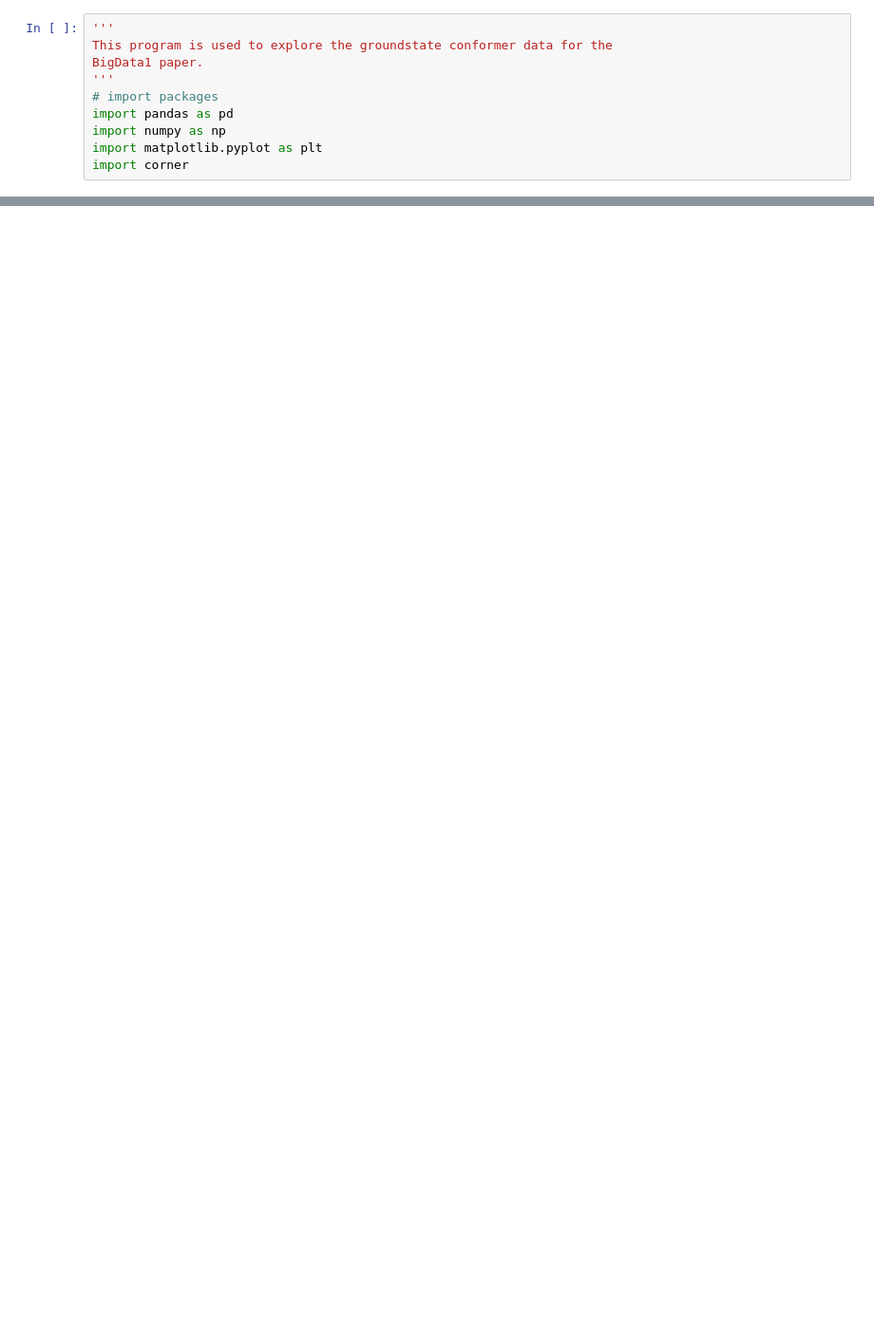
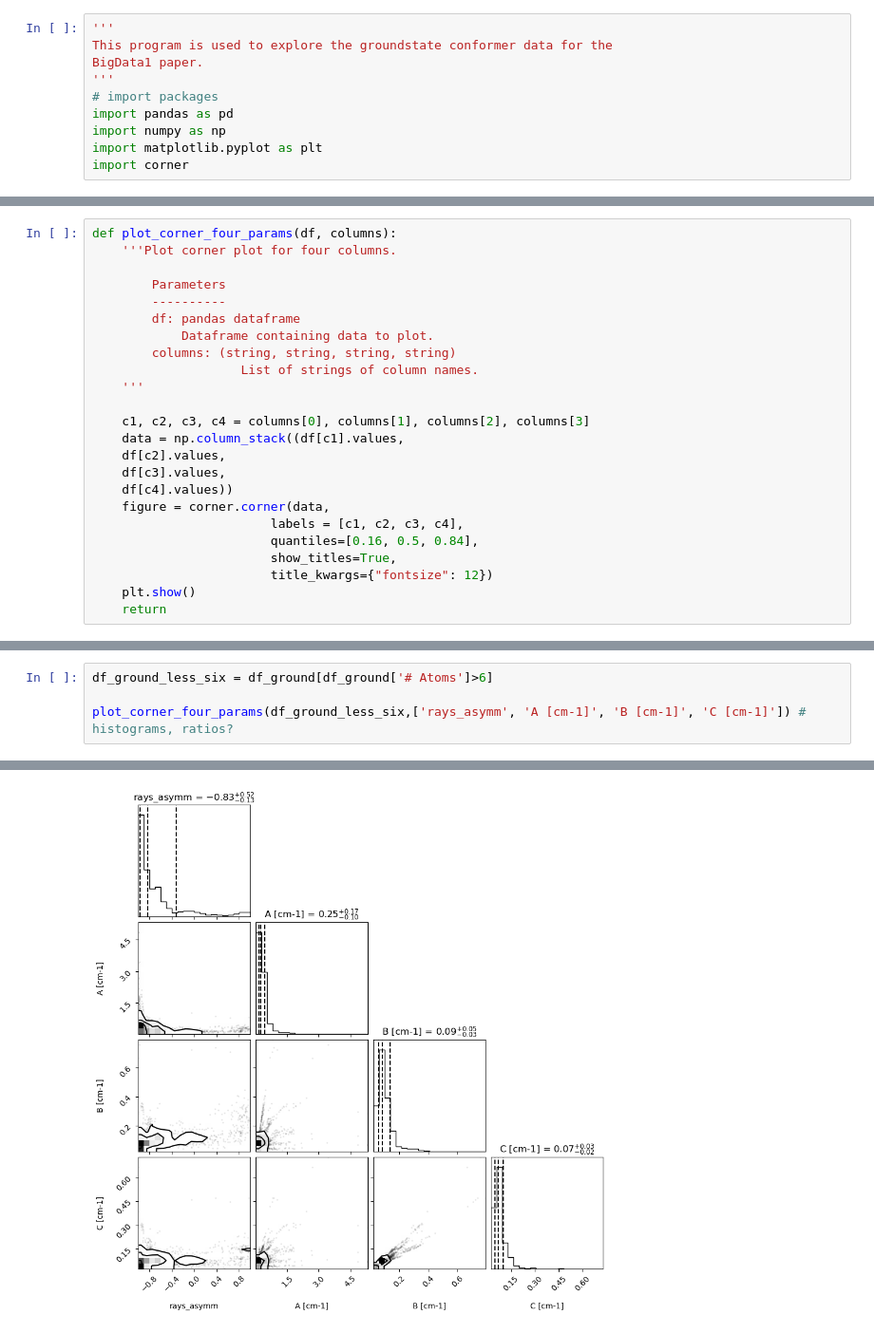
Before and after one commit to mpettyjo/4_BigData, a Jupyter notebook: 4_Exploration_Rotational.ipynb, the cells around one changed output, grey strips where cells are left out. Shown at 95% size. Drawn from its saved outputs; the diff is of its cells as text; blank space fills up the shorter version.

```diff
--- a/4_Exploration_Rotational.ipynb
+++ b/4_Exploration_Rotational.ipynb
@@ -61,0 +13,24 @@ plt.show()
+# %%
+def plot_corner_four_params(df, columns):
+    '''Plot corner plot for four columns.
+
+        Parameters
+        ----------
+        df: pandas dataframe
+            Dataframe containing data to plot.
+        columns: (string, string, string, string)
+                    List of strings of column names.
+    '''
+
+    c1, c2, c3, c4 = columns[0], columns[1], columns[2], columns[3]
+    data = np.column_stack((df[c1].values,
+    df[c2].values,
+    df[c3].values,
+    df[c4].values))
+    figure = corner.corner(data,
+                        labels = [c1, c2, c3, c4],
+                        quantiles=[0.16, 0.5, 0.84],
+                        show_titles=True,
+                        title_kwargs={"fontsize": 12})
+    plt.show()
+    return
@@ -116,0 +75,5 @@ WARNING:root:Too few points to create valid contours
+# %%
+df_ground_less_six = df_ground[df_ground['# Atoms']>6]
+
+plot_corner_four_params(df_ground_less_six,['rays_asymm', 'A [cm-1]', 'B [cm-1]', 'C [cm-1]']) # histograms, ratios?
+# %% [output]
@@ -116,0 +83 @@ WARNING:root:Too few points to create valid contours
+[figure, added]
```
Also changed, not shown: parts of 13 cells of this notebook.
